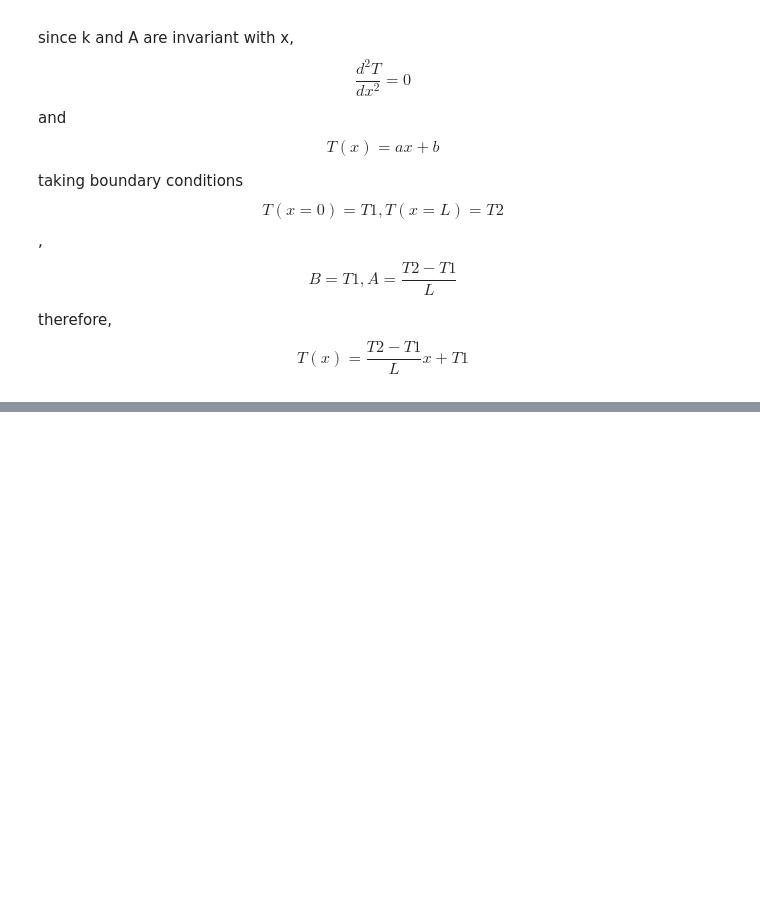
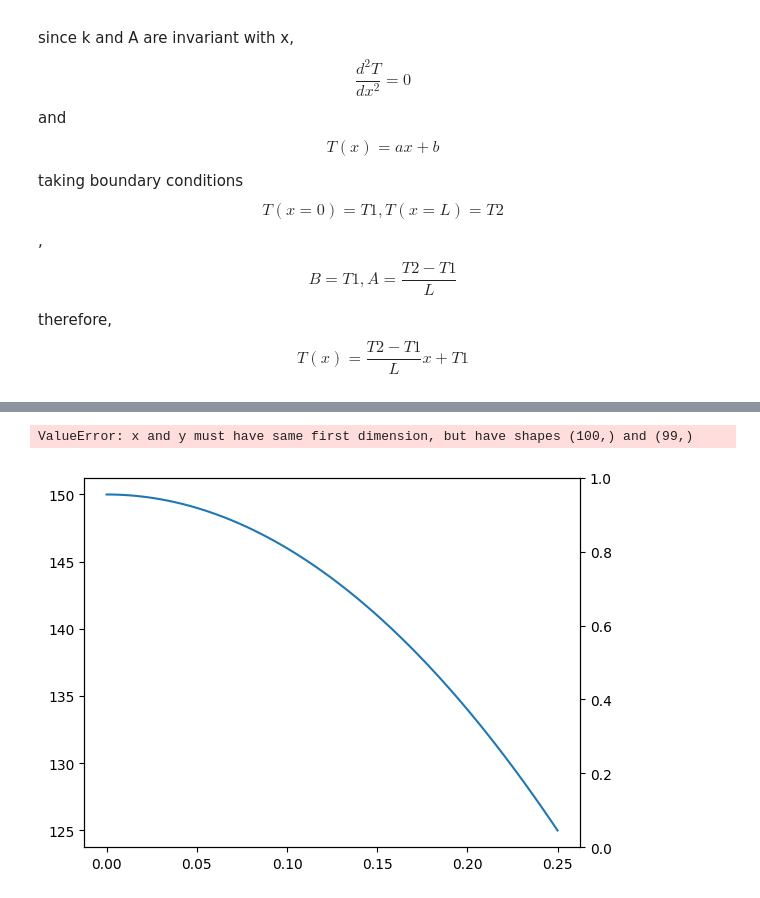
Before and after one commit to wesleykchang/Drexel-MEM-611, a Jupyter notebook: S1.ipynb, the cells around one changed output, grey strips where cells are left out. Drawn from its saved outputs; the diff is of its cells as text; code cells hidden in the pictures; blank space fills up the shorter version.

```diff
--- a/S1.ipynb
+++ b/S1.ipynb
@@ -76,0 +83,17 @@ plt.show()
+# %%
+L = 0.25 #meters
+k = 40 #W/m-K
+
+x = np.linspace(0, 0.25, 100)
+T = 150 - 400*x**2
+
+figure = plt.figure(1)
+ax1 = figure.add_subplot(111)
+ax1.plot(x,T)
+ax11 = ax1.twinx()
+ax11.plot(x, -k * np.diff(T)/np.diff(x))
+
+plt.show()
+# %% [output]
+ValueError: x and y must have same first dimension, but have shapes (100,) and (99,)
+[figure, added]
```
Also changed, not shown: parts of 2 cells of this notebook.
